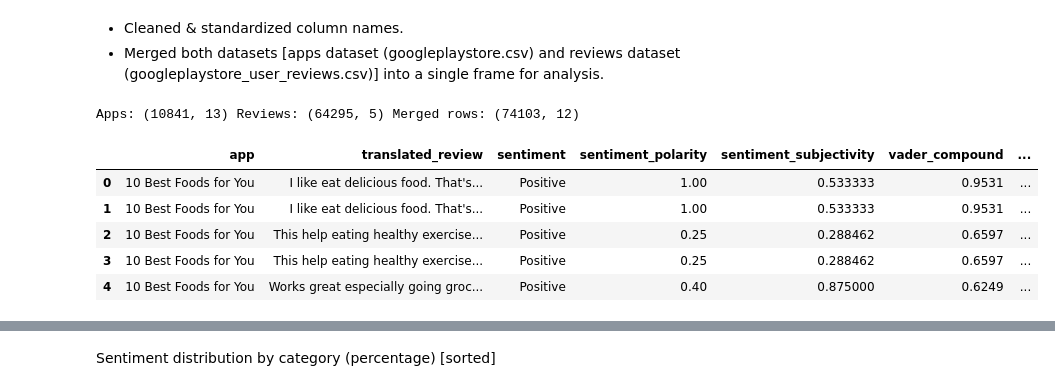
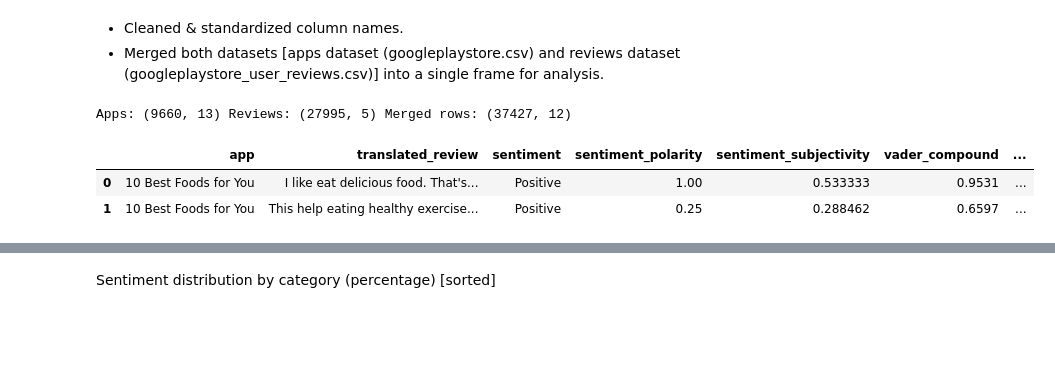
Before and after one commit to gaurav00700/SentimentAnalysis_GooglePlayStoreApps, a Jupyter notebook: part3_insights_recommendations_googleplay.ipynb, the cells around one changed output, grey strips where cells are left out. Saved outputs shown, nothing was run; the diff lists cells and outputs as text; code cells hidden in the pictures; blank space fills up the shorter version.

```diff
--- a/part3_insights_recommendations_googleplay.ipynb
+++ b/part3_insights_recommendations_googleplay.ipynb
@@ -58,6 +55,9 @@ apps.head(5)
 # standardize column names
 apps.columns = [c.strip().lower().replace(" ", "_") for c in apps.columns]
 reviews.columns = [c.strip().lower().replace(" ", "_") for c in reviews.columns]
+
+# Remove duplicates rows for apps df
+apps = apps.drop_duplicates(subset='app')
 
 # Basic cleaning (same as earlier notebooks)
 apps['rating'] = pd.to_numeric(apps['rating'], errors='coerce')
@@ -80,36 +80,37 @@ for c in ['translated_review','review','content','text']:
 if text_col is None:
     raise ValueError("No text column found in reviews dataset. Expected 'translated_review' or similar.")
 
+# Drop na rows in reviews dataset
 reviews_clean = reviews.dropna(subset=[text_col]).copy().reset_index(drop=True)
+
+# Remove duplicates rows of reviews df
+reviews = reviews.drop_duplicates(subset=text_col)
 
 # If sentiment not present, compute a quick VADER sentiment as baseline
 # nltk.download('vader_lexicon')
 sid = SentimentIntensityAnalyzer()
 reviews_clean['vader_compound'] = reviews_clean[text_col].astype(str).apply(lambda x: sid.polarity_scores(x)['compound'])
 
 def vlabel(c):
     if c>=0.05:
         return 'positive'
     elif  c<=-0.05:
         return 'negative'
     else:
        return 'neutral'
 
 # Create column for vader sentiment
 reviews_clean['vader_sentiment'] = reviews_clean['vader_compound'].apply(vlabel)
 
 # Merge minimal metadata from apps
 apps_subset = apps[['app','category','rating','installs','type','price']].copy()
 merged = reviews_clean.merge(apps_subset, on='app', how='left')
 
 # Visualization
 print("Apps:", apps.shape, "Reviews:", reviews.shape, "Merged rows:", merged.shape)
-merged.head(5)
+merged.head(2)
 # %% [output]
-Apps: (10841, 13) Reviews: (64295, 5) Merged rows: (74103, 12)
+Apps: (9660, 13) Reviews: (27995, 5) Merged rows: (37427, 12)
 |  | app | translated_review | sentiment | sentiment_polarity | sentiment_subjectivity | vader_compound | ... |
 | 0 | 10 Best Foods for You | I like eat delicious food. That's... | Positive | 1.00 | 0.533333 | 0.9531 | ... |
-| 1 | 10 Best Foods for You | I like eat delicious food. That's... | Positive | 1.00 | 0.533333 | 0.9531 | ... |
-| 2 | 10 Best Foods for You | This help eating healthy exercise... | Positive | 0.25 | 0.288462 | 0.6597 | ... |
-| 3 | 10 Best Foods for You | This help eating healthy exercise... | Positive | 0.25 | 0.288462 | 0.6597 | ... |
-| 4 | 10 Best Foods for You | Works great especially going groc... | Positive | 0.40 | 0.875000 | 0.6249 | ... |
+| 1 | 10 Best Foods for You | This help eating healthy exercise... | Positive | 0.25 | 0.288462 | 0.6597 | ... |
```
Also changed, not shown: parts of 24 cells of this notebook, 3 other files.
